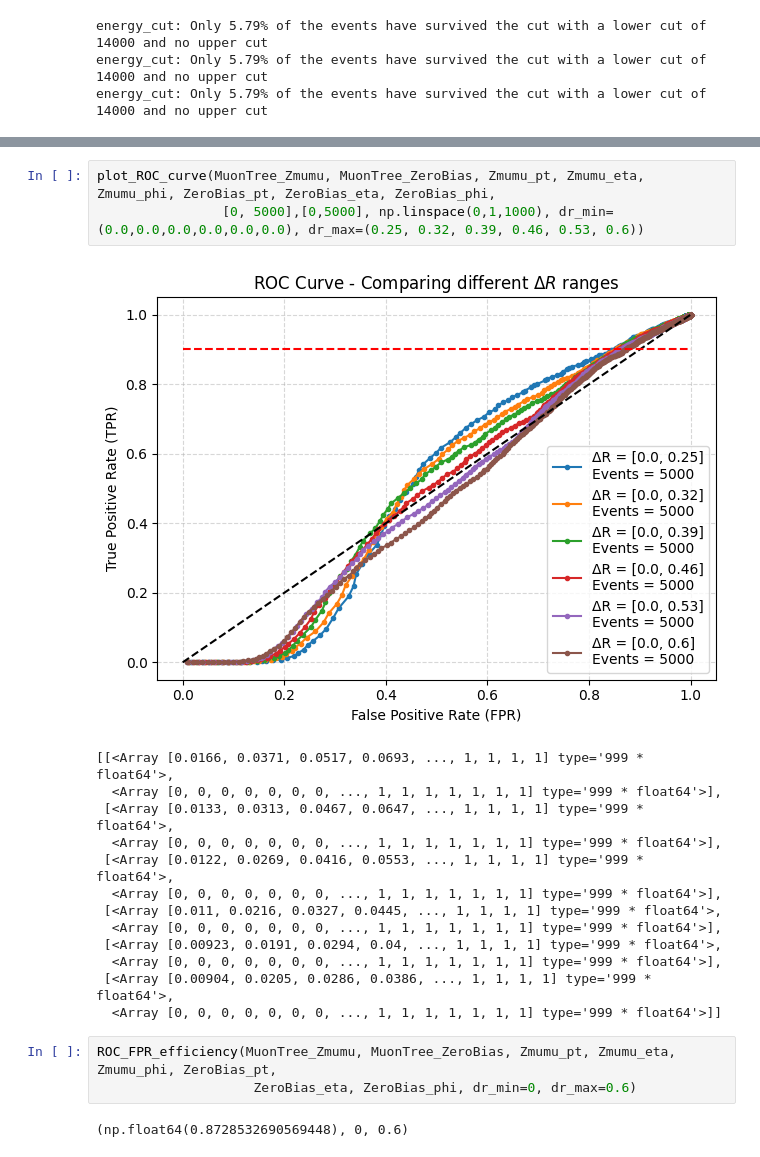
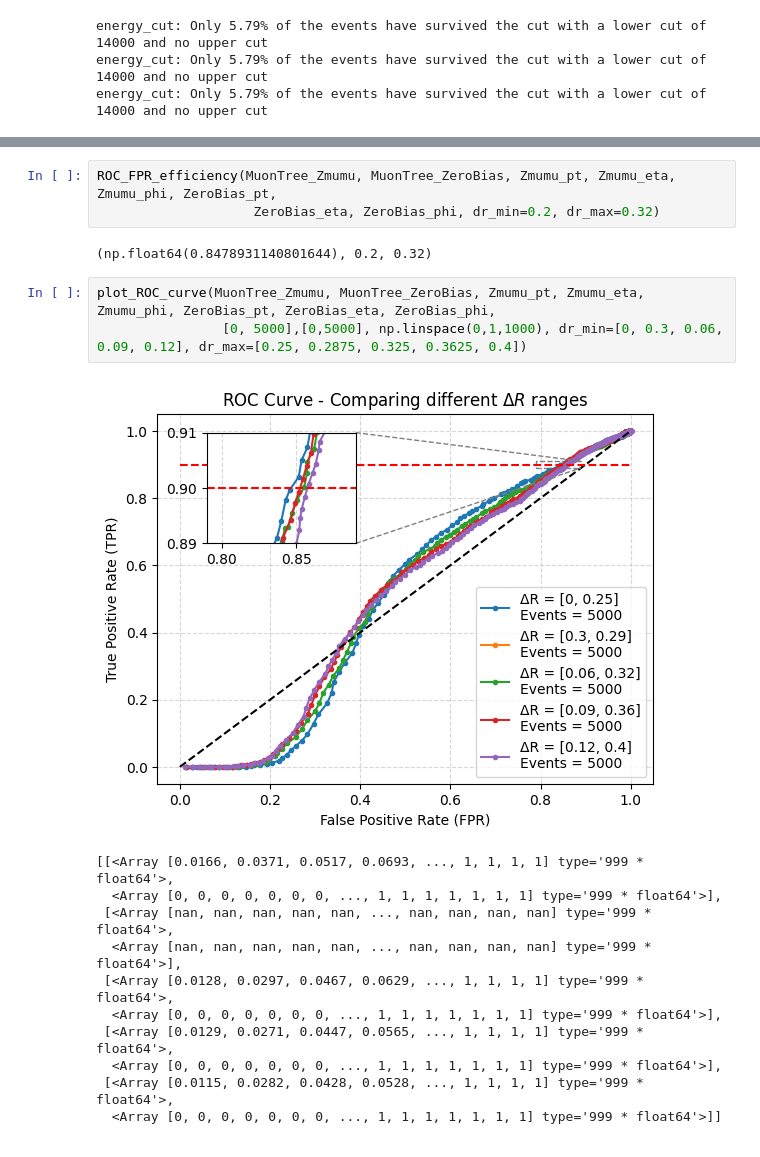
Before and after one commit to Ruba18-Code/BSc-Thesis-LVL1-trigger-for-isolated-muons-at-ATLAS, a Jupyter notebook: test.ipynb, the cells around one changed output, grey strips where cells are left out. Cells and saved outputs as stored; diff of their text form.

Commit message:
Improved plot of ROC curve adding a zoom inset

```diff
--- a/test.ipynb
+++ b/test.ipynb
@@ -50,22 +44,20 @@ ROC_FPR_2D_plot(MuonTree_Zmumu, MuonTree_ZeroBias, Zmumu_pt, Zmumu_eta, Zmumu_ph
+# %%
+ROC_FPR_efficiency(MuonTree_Zmumu, MuonTree_ZeroBias, Zmumu_pt, Zmumu_eta, Zmumu_phi, ZeroBias_pt,
+                    ZeroBias_eta, ZeroBias_phi, dr_min=0.2, dr_max=0.32)
+# %% [output]
+(np.float64(0.8478931140801644), 0.2, 0.32)
 # %%
 plot_ROC_curve(MuonTree_Zmumu, MuonTree_ZeroBias, Zmumu_pt, Zmumu_eta, Zmumu_phi, ZeroBias_pt, ZeroBias_eta, ZeroBias_phi,
-                [0, 5000],[0,5000], np.linspace(0,1,1000), dr_min=(0.0,0.0,0.0,0.0,0.0,0.0), dr_max=(0.25, 0.32, 0.39, 0.46, 0.53, 0.6))
+                [0, 5000],[0,5000], np.linspace(0,1,1000), dr_min=[0, 0.3, 0.06, 0.09, 0.12], dr_max=[0.25, 0.2875, 0.325, 0.3625, 0.4])
 # %% [output]
-[figure, old version]
+[figure, new version]
 [[<Array [0.0166, 0.0371, 0.0517, 0.0693, ..., 1, 1, 1, 1] type='999 * float64'>,
   <Array [0, 0, 0, 0, 0, 0, 0, ..., 1, 1, 1, 1, 1, 1, 1] type='999 * float64'>],
- [<Array [0.0133, 0.0313, 0.0467, 0.0647, ..., 1, 1, 1, 1] type='999 * float64'>,
+ [<Array [nan, nan, nan, nan, nan, ..., nan, nan, nan, nan] type='999 * float64'>,
+  <Array [nan, nan, nan, nan, nan, ..., nan, nan, nan, nan] type='999 * float64'>],
+ [<Array [0.0128, 0.0297, 0.0467, 0.0629, ..., 1, 1, 1, 1] type='999 * float64'>,
   <Array [0, 0, 0, 0, 0, 0, 0, ..., 1, 1, 1, 1, 1, 1, 1] type='999 * float64'>],
- [<Array [0.0122, 0.0269, 0.0416, 0.0553, ..., 1, 1, 1, 1] type='999 * float64'>,
+ [<Array [0.0129, 0.0271, 0.0447, 0.0565, ..., 1, 1, 1, 1] type='999 * float64'>,
   <Array [0, 0, 0, 0, 0, 0, 0, ..., 1, 1, 1, 1, 1, 1, 1] type='999 * float64'>],
- [<Array [0.011, 0.0216, 0.0327, 0.0445, ..., 1, 1, 1, 1] type='999 * float64'>,
-  <Array [0, 0, 0, 0, 0, 0, 0, ..., 1, 1, 1, 1, 1, 1, 1] type='999 * float64'>],
- [<Array [0.00923, 0.0191, 0.0294, 0.04, ..., 1, 1, 1, 1] type='999 * float64'>,
-  <Array [0, 0, 0, 0, 0, 0, 0, ..., 1, 1, 1, 1, 1, 1, 1] type='999 * float64'>],
- [<Array [0.00904, 0.0205, 0.0286, 0.0386, ..., 1, 1, 1, 1] type='999 * float64'>,
+ [<Array [0.0115, 0.0282, 0.0428, 0.0528, ..., 1, 1, 1, 1] type='999 * float64'>,
   <Array [0, 0, 0, 0, 0, 0, 0, ..., 1, 1, 1, 1, 1, 1, 1] type='999 * float64'>]]
-# %%
-ROC_FPR_efficiency(MuonTree_Zmumu, MuonTree_ZeroBias, Zmumu_pt, Zmumu_eta, Zmumu_phi, ZeroBias_pt,
-                    ZeroBias_eta, ZeroBias_phi, dr_min=0, dr_max=0.6)
-# %% [output]
-(np.float64(0.8728532690569448), 0, 0.6)
```
Also changed, not shown: parts of 2 cells of this notebook, 1 other file.
